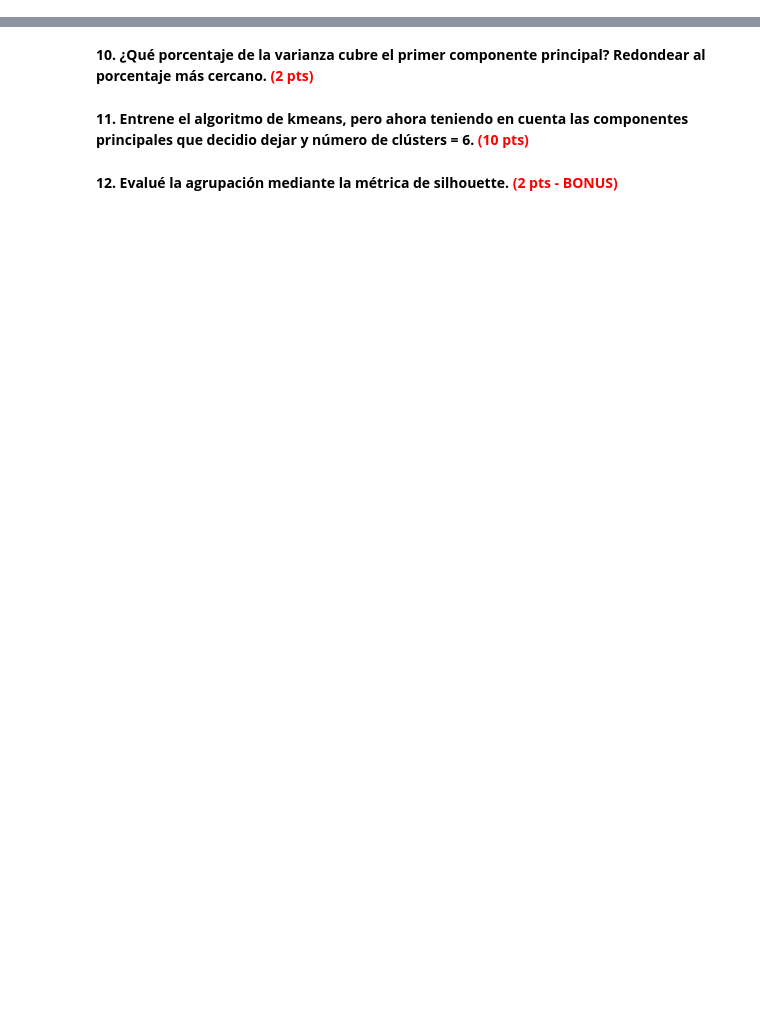
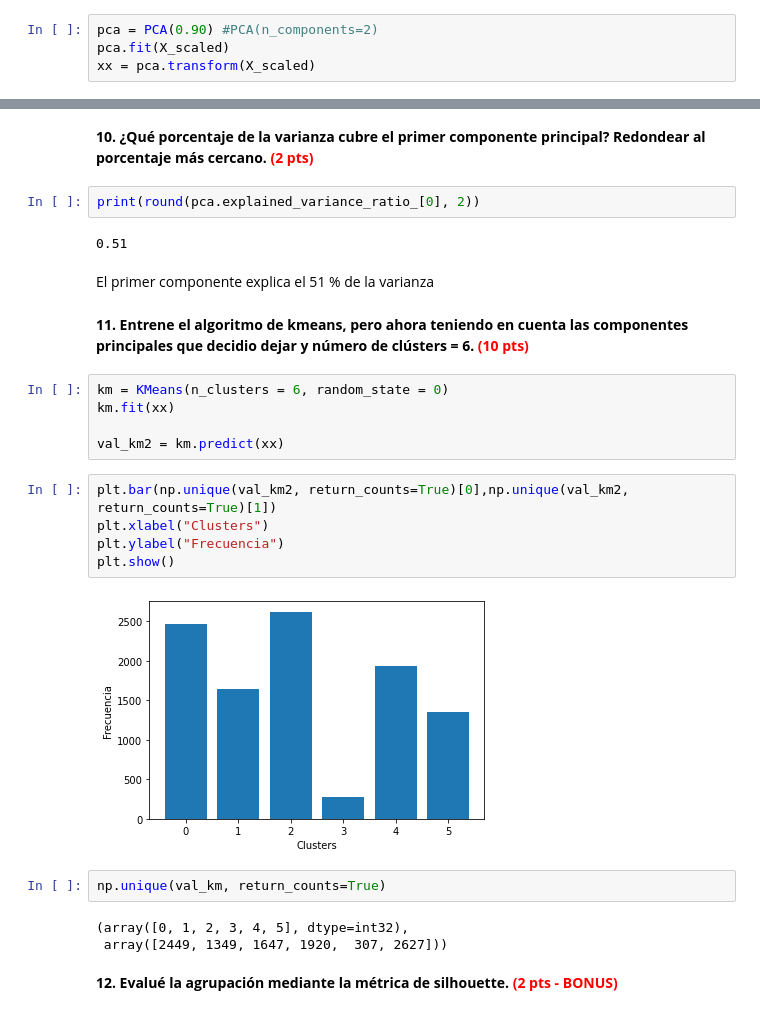
Before and after one commit to ssalazara/MACI_Analitica1, a Jupyter notebook: tarea_2.ipynb, the cells around one changed output, grey strips where cells are left out. Drawn from its saved outputs; the diff is of its cells as text; blank space fills up the shorter version.

```diff
--- a/tarea_2.ipynb
+++ b/tarea_2.ipynb
@@ -189,0 +314,4 @@ La idea es que aplique la técnica de reducción de dimensionalidad PCA sobre lo
+# %%
+pca = PCA(0.90) #PCA(n_components=2)
+pca.fit(X_scaled)
+xx = pca.transform(X_scaled)
@@ -194,6 +332,29 @@ Luego de aplicar PCA y antes de realizar kmeas, responda las siguientes pregunta
 # %% [markdown]
 **10. ¿Qué porcentaje de la varianza cubre el primer componente principal? Redondear al porcentaje más cercano. <span style="color:red">(2 pts)</span>**
+# %%
+print(round(pca.explained_variance_ratio_[0], 2))
+# %% [output]
+0.51
+# %% [markdown]
+El primer componente explica el 51 % de la varianza
 # %% [markdown]
 **11. Entrene el algoritmo de kmeans, pero ahora teniendo en cuenta las componentes principales que decidio dejar y número de clústers = 6. <span style="color:red">(10 pts)</span>**
+# %%
+km = KMeans(n_clusters = 6, random_state = 0)
+km.fit(xx)
+
+val_km2 = km.predict(xx)
+# %%
+plt.bar(np.unique(val_km2, return_counts=True)[0],np.unique(val_km2, return_counts=True)[1])
+plt.xlabel("Clusters")
+plt.ylabel("Frecuencia")
+plt.show()
+# %% [output]
+[figure, added]
+# %%
+np.unique(val_km, return_counts=True)
+# %% [output]
+(array([0, 1, 2, 3, 4, 5], dtype=int32),
+ array([2449, 1349, 1647, 1920,  307, 2627]))
 # %% [markdown]
 **12. Evalué la agrupación mediante la métrica de silhouette. <span style="color:red">(2 pts - BONUS)</span>**
```
Also changed, not shown: parts of 31 cells of this notebook.
